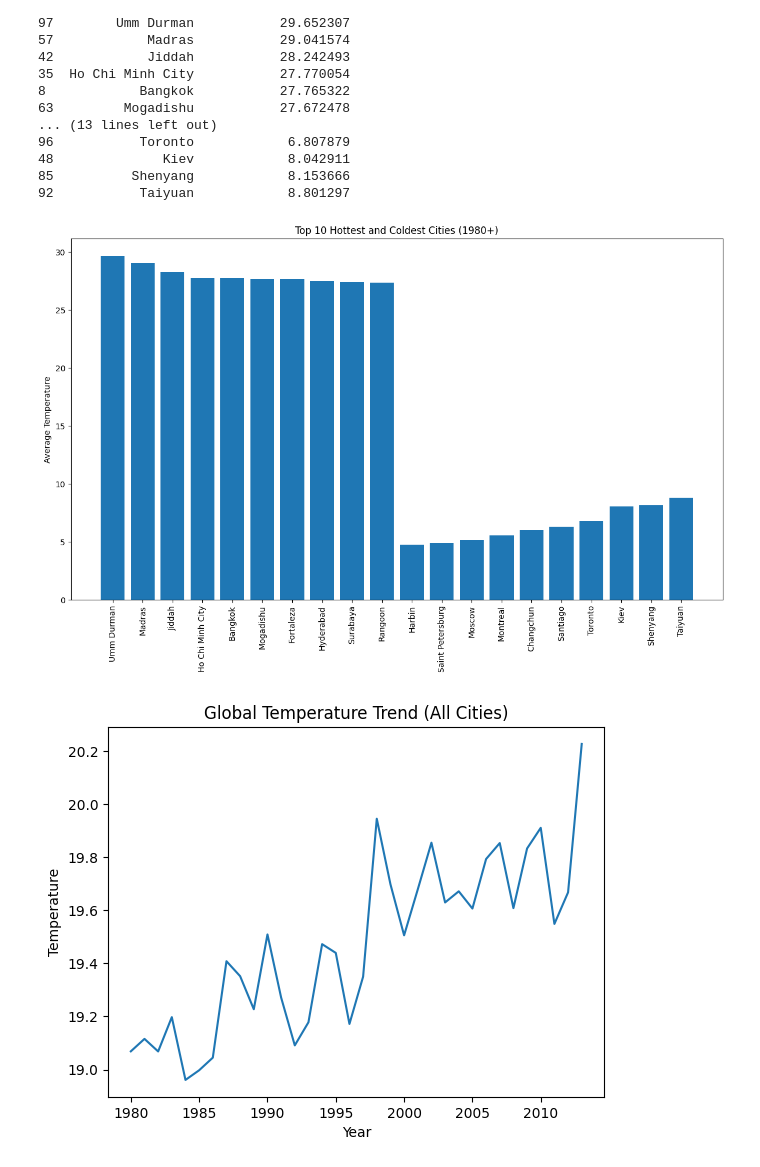
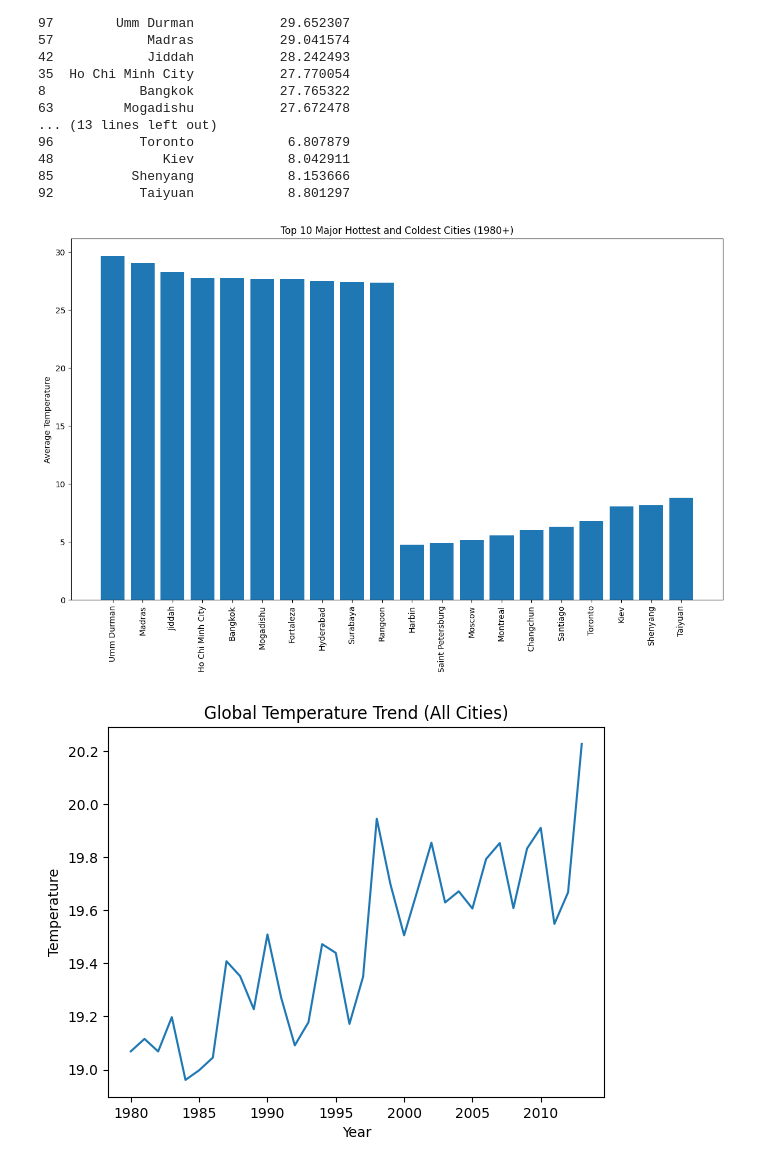
Before and after one commit to JaphletM/climate-watch, a Jupyter notebook: Opdracht 2/notebook.ipynb, the cells around one changed output. Cells and saved outputs as stored; diff of their text form; code cells hidden in the pictures.

```diff
--- a/Opdracht 2/notebook.ipynb
+++ b/Opdracht 2/notebook.ipynb
@@ -356,22 +349,22 @@ Top 10 Hottest Cities:
 # %%
 import matplotlib.pyplot as plt
 import pandas as pd
 
 # combine both
 top_major_hot_city["Type"] = "Hottest"
 top_major_cold_city["Type"] = "Coldest"
 combined = pd.concat([top_major_hot_city, top_major_cold_city])
 
 # plot
 plt.figure(figsize=(12, 8))
 plt.bar(combined["City"], combined["AverageTemperature"])
 plt.xticks(rotation=90)
 plt.ylabel("Average Temperature")
-plt.title("Top 10 Hottest and Coldest Cities (1980+)")
+plt.title("Top 10 Major Hottest and Coldest Cities (1980+)")
 plt.tight_layout()
 plt.show()
 # %% [output]
-[figure, old version]
+[figure, new version]
 # %%
 df_major_city_subset["year"] = df_major_city_subset["dt"].dt.year
 
```
Also changed, not shown: parts of 3 cells of this notebook, 8 other files.
